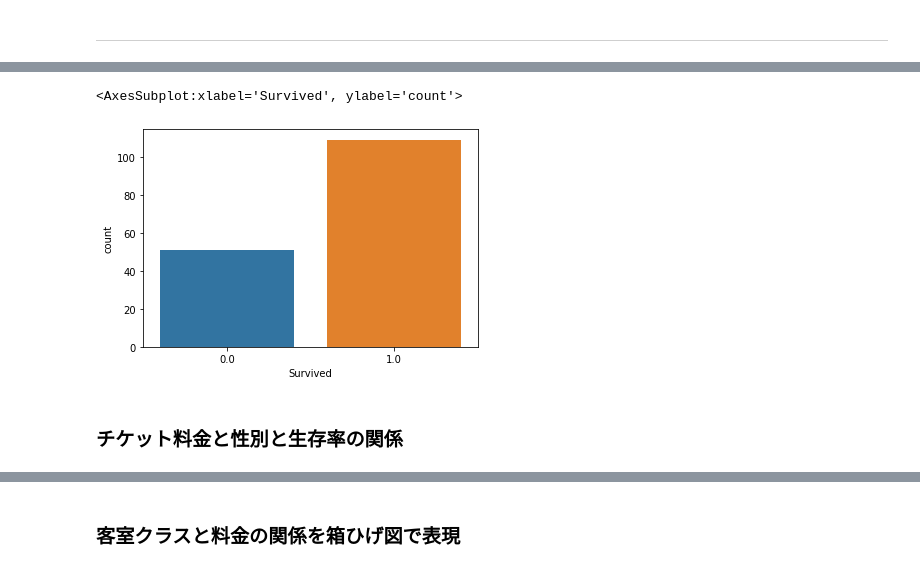
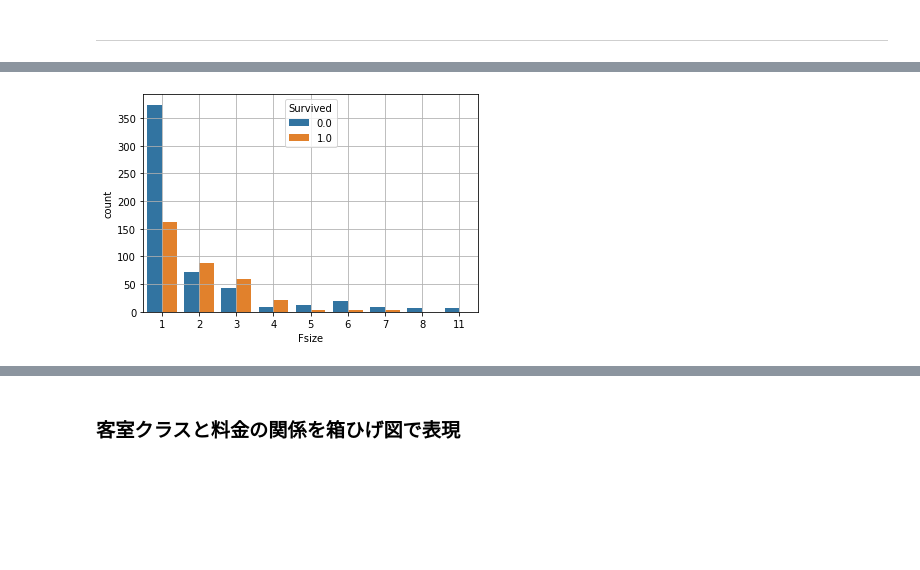
Before and after one commit to kanameg/ml4se, a Jupyter notebook: python/src/data_analysis.ipynb, the cells around one changed output, grey strips where cells are left out. Cells and saved outputs as stored; diff of their text form; code cells hidden in the pictures; blank space fills up the shorter version.

```diff
--- a/python/src/data_analysis.ipynb
+++ b/python/src/data_analysis.ipynb
@@ -77,13 +59,13 @@ dtype: float64
 # %%
 """ 性別を男性:0、女性:1に変換
 """
-#data['Sex'].fillna(('male'), inplace=True)
-data['Sex'] = data['Sex'].map({'male': 0, 'female': 1}).astype(int)
+#train['Sex'].fillna(('male'), inplace=True)
+train['Sex'] = train['Sex'].map({'male': 0, 'female': 1}).astype(int)
 
 """ 乗船地を'S','C','Q'を0,1,2に変換
 """
-data['Embarked'].fillna(('S'), inplace=True)
-data['Embarked'] = data['Embarked'].map({'S': 0, 'C': 1, 'Q': 2}).astype(int)
+train['Embarked'].fillna(('S'), inplace=True)
+train['Embarked'] = train['Embarked'].map({'S': 0, 'C': 1, 'Q': 2}).astype(int)
 # %% [markdown]
 ### 各変数の相関を確認
 
@@ -237,0 +238,3 @@ plt.grid(True)
+# %%
+data['Fsize'] = data['Parch'] + data['SibSp'] + 1
+print(data[data['Fsize'] == 3])
@@ -238,7 +259,6 @@ plt.grid(True)
 # %%
-sns.countplot(data=data[data['Fare'] > 50], x='Survived')
+sns.countplot(data=data, x='Fsize', hue='Survived')
+plt.xlabel('Fsize')
+plt.grid(True)
 # %% [output]
-<AxesSubplot:xlabel='Survived', ylabel='count'>
-[figure, old version]
+[figure, new version]
-# %% [markdown]
-### チケット料金と性別と生存率の関係
```
Also changed, not shown: parts of 31 cells of this notebook.
